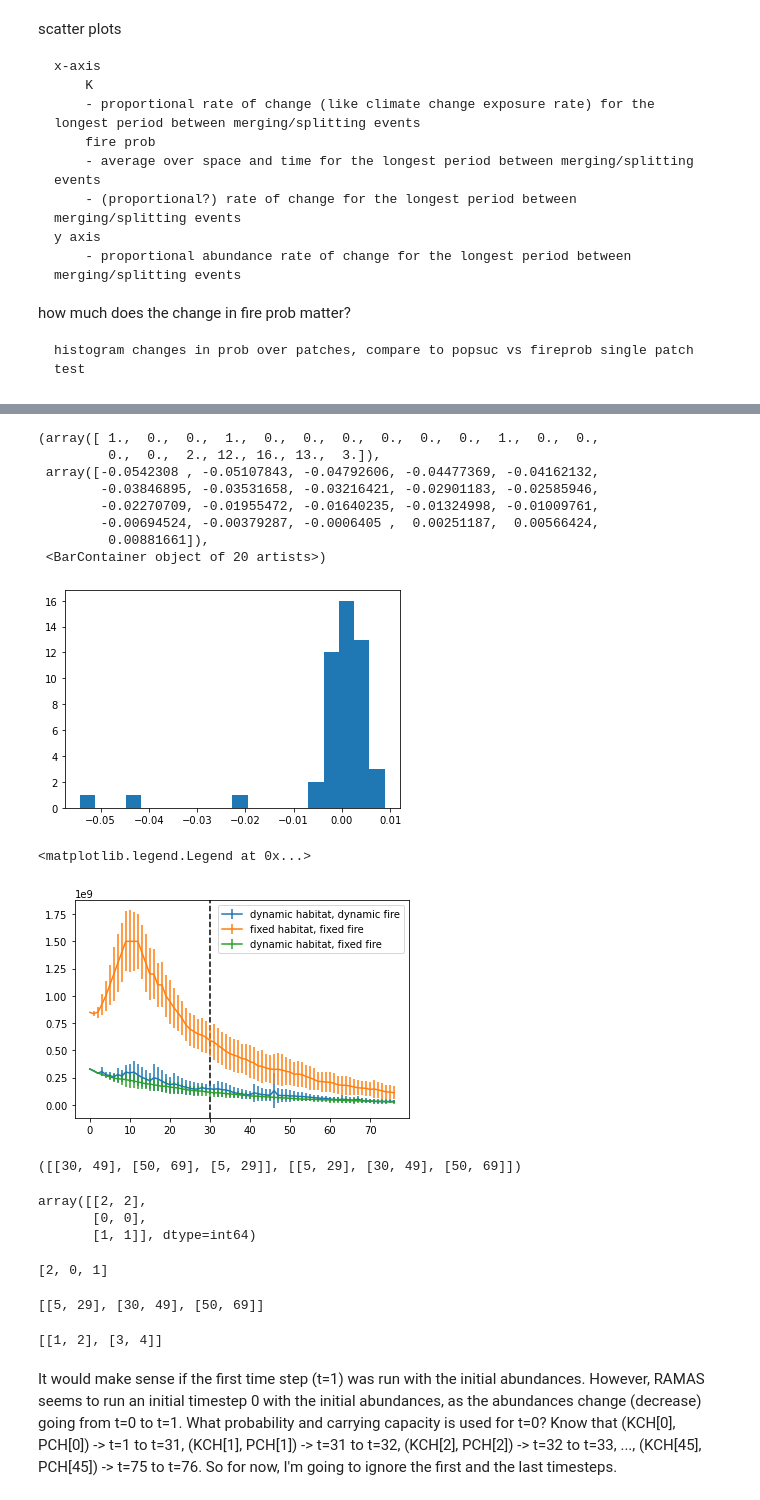
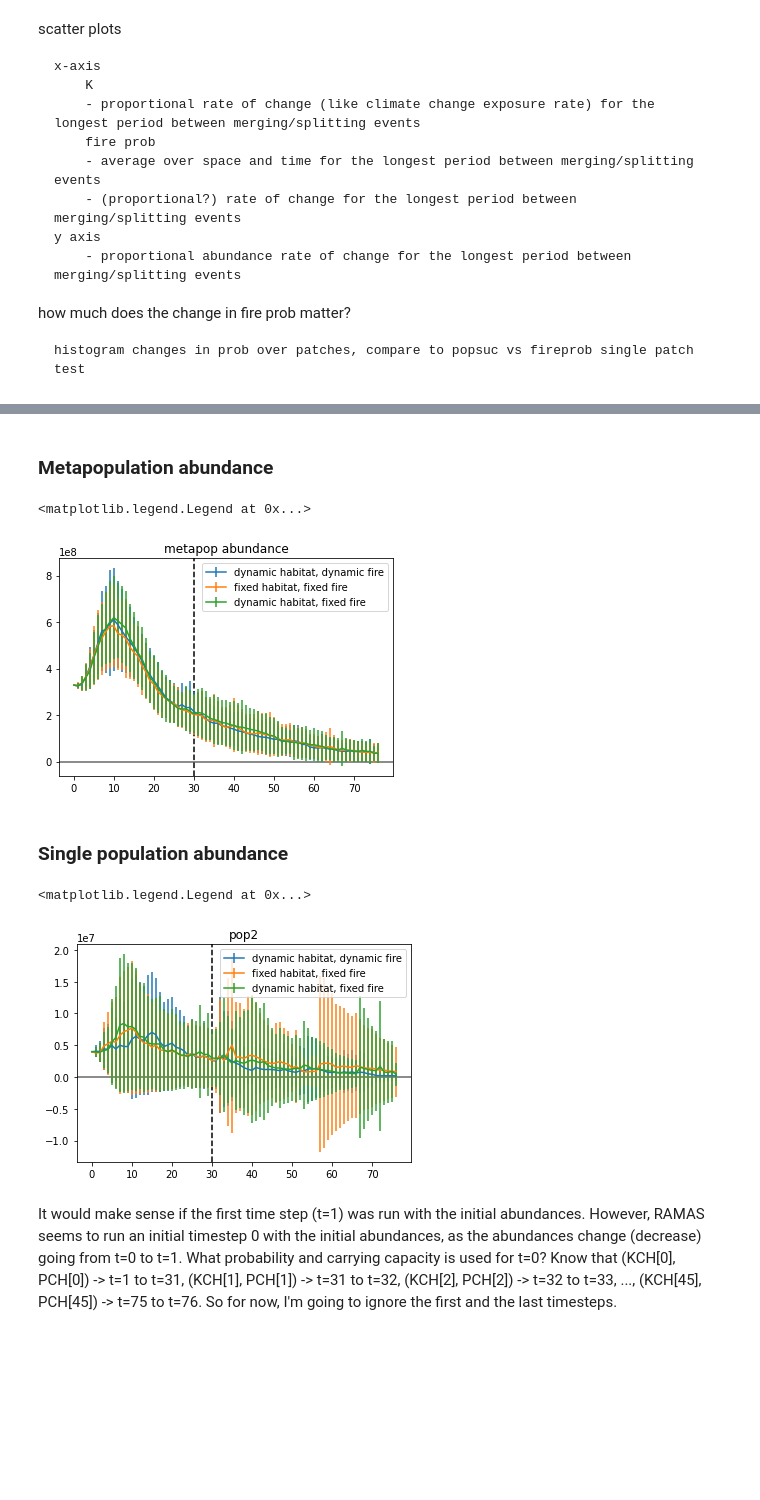
Before and after one commit to patricklawton/TecateCypress, a Jupyter notebook: analysis.ipynb, the cells around one changed output, grey strips where cells are left out. Cells and saved outputs as stored; diff of their text form; code cells hidden in the pictures; blank space fills up the shorter version.

```diff
--- a/analysis.ipynb
+++ b/analysis.ipynb
@@ -266,17 +221,5 @@ list(data['K_prop_dot'].keys())
-# %%
-deltas = np.array([data['delta_fire_prob'][pop] for pop in list(data['delta_fire_prob'].keys())])
-deltas = deltas[np.nonzero(deltas)[0]]
-plt.hist(deltas, bins=20)
-# %% [output]
-(array([ 1.,  0.,  0.,  1.,  0.,  0.,  0.,  0.,  0.,  0.,  1.,  0.,  0.,
-         0.,  0.,  2., 12., 16., 13.,  3.]),
- array([-0.0542308 , -0.05107843, -0.04792606, -0.04477369, -0.04162132,
-        -0.03846895, -0.03531658, -0.03216421, -0.02901183, -0.02585946,
-        -0.02270709, -0.01955472, -0.01640235, -0.01324998, -0.01009761,
-        -0.00694524, -0.00379287, -0.0006405 ,  0.00251187,  0.00566424,
-         0.00881661]),
- <BarContainer object of 20 artists>)
-[figure, removed]
+# %% [markdown]
+### Metapopulation abundance
 # %%
 for runnum in runnums:
     run = open_run(runnum)
@@ -291,36 +234,40 @@ for runnum in runnums:
         metapop_abund = np.array(res['mean']['pop0'])
         metapop_stdev = np.array(res['stdev']['pop0'])
     plt.errorbar(range(len(metapop_abund)), metapop_abund, yerr=metapop_stdev, label=run_lab)
+plt.title('metapop abundance')
 plt.axvline(run.burn_in_period, ls='--', color='k', zorder=-1)
+plt.axhline(0, ls='-', color='k', alpha=0.6, zorder=-1)
+# plt.ylim(0,2e8)
+# plt.xlim(30,75)
 plt.legend()
 # %% [output]
 <matplotlib.legend.Legend at 0x...>
-[figure, old version]
+[figure, new version]
-# %%
-labs = ['b','c','a']
-test = [[30,49],[50,69],[5,29]]
-test, sorted(test)
-# %% [output]
-([[30, 49], [50, 69], [5, 29]], [[5, 29], [30, 49], [50, 69]])
-# %%
-np.argsort(test, axis=0)
-# %% [output]
-array([[2, 2],
-       [0, 0],
-       [1, 1]], dtype=int64)
-# %%
-new_indices = sorted(range(len(test)), key=test.__getitem__)
-new_indices
-# %% [output]
-[2, 0, 1]
-# %%
-[test[i] for i in new_indices]
-# %% [output]
-[[5, 29], [30, 49], [50, 69]]
-# %%
-sorted([[3,4],[1,2]])
-# %% [output]
-[[1, 2], [3, 4]]
+# %% [markdown]
+### Single population abundance
+# %%
+poplab = 'pop2'
+for runnum in runnums:
+    run = open_run(runnum)
+    # Select specific climate model/scenario
+    if (run.spatial == False) or (run.climate_model != 'cnrm') or (run.climate_scenario != 'rcp45'):
+        continue
+    hab_key = 'fixed' if run.fixed_habitat else 'dynamic'
+    fire_key = 'fixed' if run.fixed_fire else 'dynamic'
+    run_lab = "{} habitat, {} fire".format(hab_key, fire_key)
+    # Access the run's results
+    with h5py.File(os.path.join(run.run_dir, 'results.h5'), 'r') as res:
+        metapop_abund = np.array(res['mean'][poplab])
+        metapop_stdev = np.array(res['stdev'][poplab])
+    plt.errorbar(range(len(metapop_abund)), metapop_abund, yerr=metapop_stdev, label=run_lab)
+plt.title(poplab)
+plt.axvline(run.burn_in_period, ls='--', color='k', zorder=-1)
+plt.axhline(0, ls='-', color='k', alpha=0.6, zorder=-1)
+# plt.ylim(0,1e7)
+plt.legend()
+# %% [output]
+<matplotlib.legend.Legend at 0x...>
+[figure, added]
 # %% [markdown]
 It would make sense if the first time step (t=1) was run with the initial abundances. However, RAMAS seems to run an initial timestep 0 with the initial abundances, as the abundances change (decrease) going from t=0 to t=1. What probability and carrying capacity is used for t=0? Know that (KCH[0], PCH[0]) -> t=1 to t=31,  (KCH[1], PCH[1]) -> t=31 to t=32, (KCH[2], PCH[2]) -> t=32 to t=33, ..., (KCH[45], PCH[45]) -> t=75 to t=76. So for now, I'm going to ignore the first and the last timesteps.
 # %% [markdown]
```
Also changed, not shown: parts of 7 cells of this notebook, 5 other files.
